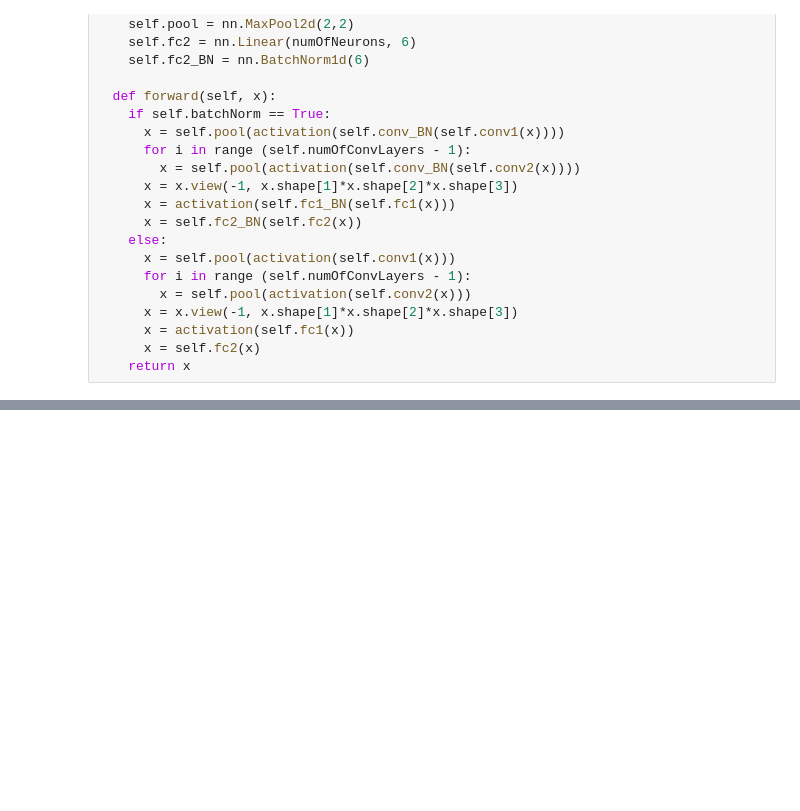
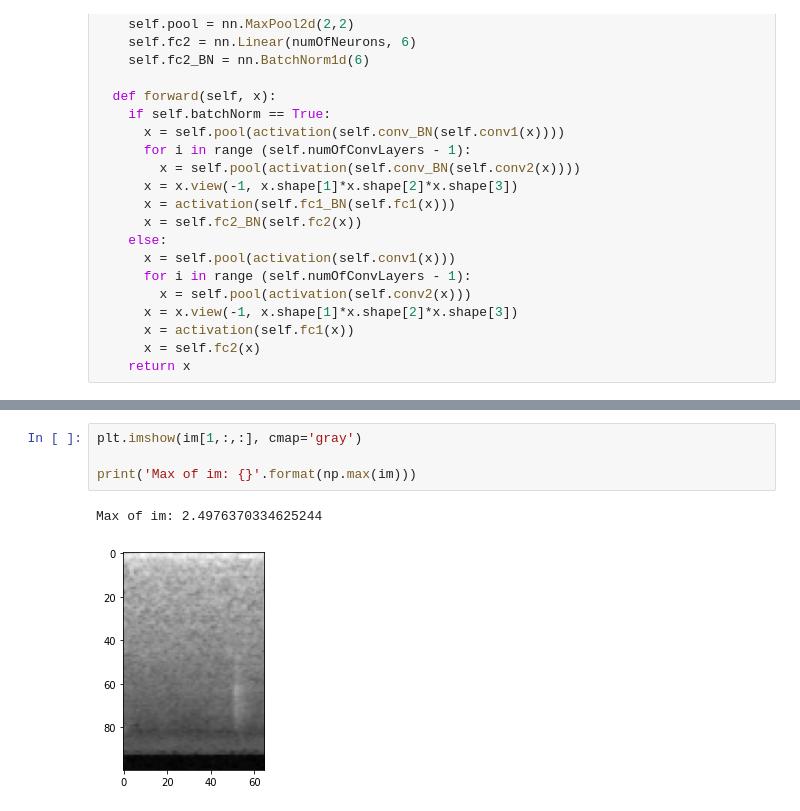
Before and after one commit to ece324-2020/AirUI, a Jupyter notebook: Parameter_Search/model_gen.ipynb, the cells around one changed output, grey strips where cells are left out. Saved outputs shown, nothing was run; the diff lists cells and outputs as text; blank space fills up the shorter version.

```diff
--- a/Parameter_Search/model_gen.ipynb
+++ b/Parameter_Search/model_gen.ipynb
@@ -336,0 +426,7 @@ TypeError: cannot unpack non-iterable NoneType object
+# %%
+plt.imshow(im[1,:,:], cmap='gray')
+
+print('Max of im: {}'.format(np.max(im)))
+# %% [output]
+Max of im: 2.4976370334625244
+[figure, added]
```
Also changed, not shown: parts of 16 cells of this notebook, 19 other files.
